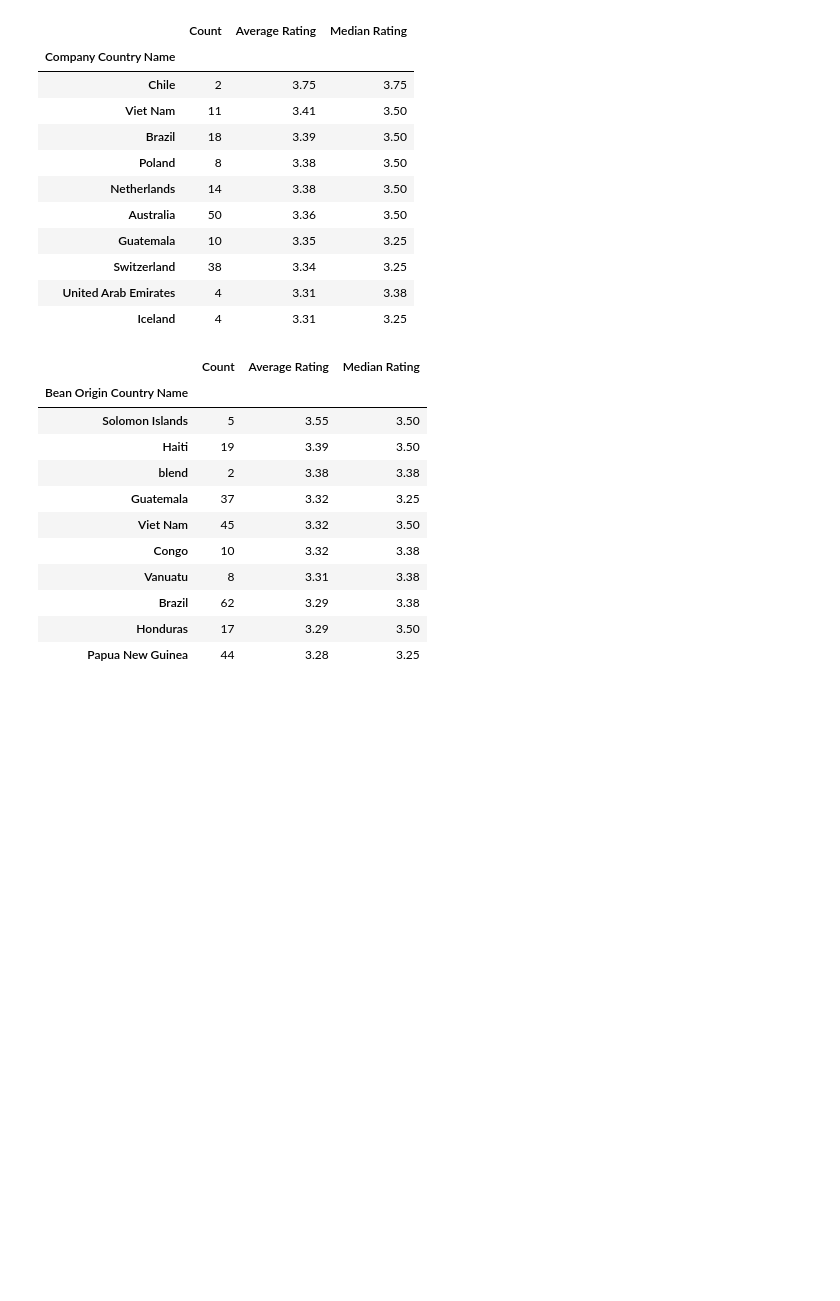
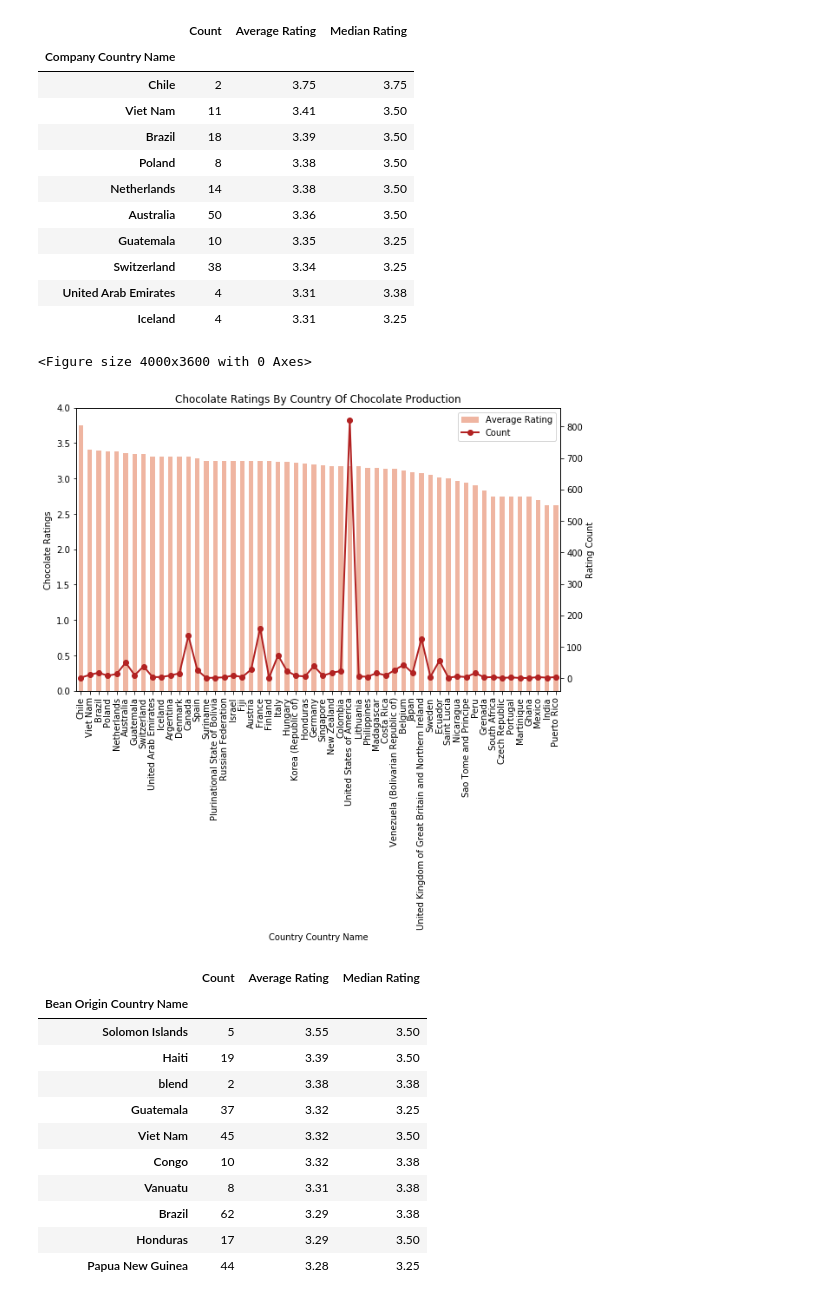
Before and after one commit to Data-Seal-Team-6/Project-1, a Jupyter notebook: Beans_ab.ipynb, the cells around one changed output. Drawn from its saved outputs; the diff is of its cells as text; code cells hidden in the pictures; blank space fills up the shorter version.

```diff
--- a/Beans_ab.ipynb
+++ b/Beans_ab.ipynb
@@ -726,6 +757,37 @@ sorted_fnl.head(10)
 | Switzerland | 38 | 3.34 | 3.25 |
 | United Arab Emirates | 4 | 3.31 | 3.38 |
 | Iceland | 4 | 3.31 | 3.25 |
+# %%
+from matplotlib import rcParams
+#matplotlib object,can reference parameters and adjust them
+
+rcParams['figure.figsize']=(10,6)
+#rcParams.keys
+
+import matplotlib.pyplot as plt
+plt.figure(figsize=(20,18), dpi=200)
+ax = sorted_fnl[['Average Rating']].plot(kind='bar', color='darksalmon', alpha=0.7, use_index=True, legend=False)
+ax2 = ax.twinx()
+ax2.plot(sorted_fnl[['Count']].values, linestyle='-', marker='o', color='firebrick', linewidth=2.0, label="Count")
+ax.set_ylim((0, 4))
+
+ax.set_xlabel('Country Country Name')
+ax.set_ylabel('Chocolate Ratings')
+ax2.set_ylabel('Rating Count')
+plt.title('Chocolate Ratings By Country Of Chocolate Production')
+#plt.xlabel('Year')
+
+# ask matplotlib for the plotted objects and their labels
+#documentation is https://stackoverflow.com/questions/5484922/secondary-axis-with-twinx-how-to-add-to-legend
+lines, labels = ax.get_legend_handles_labels()
+lines2, labels2 = ax2.get_legend_handles_labels()
+ax2.legend(lines + lines2, labels+labels2, loc=0)
+plt.savefig('RatingsProdCountry.png')
+#plt.grid()
+plt.show()
+# %% [output]
+<Figure size 4000x3600 with 0 Axes>
+[figure, added]
 # %%
 fnl_grouped = cocoa_fnl.groupby(['Bean Origin Country Name'])['Rating'].\
     agg(['count', 'mean', 'median'])
```
Also changed, not shown: parts of 3 cells of this notebook, 3 other files.
